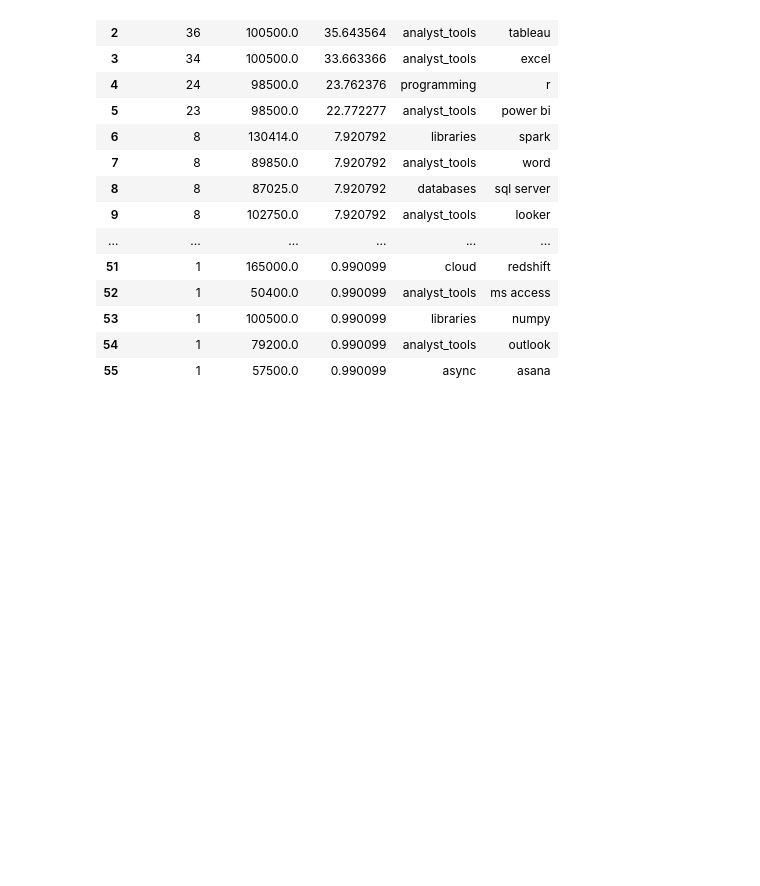
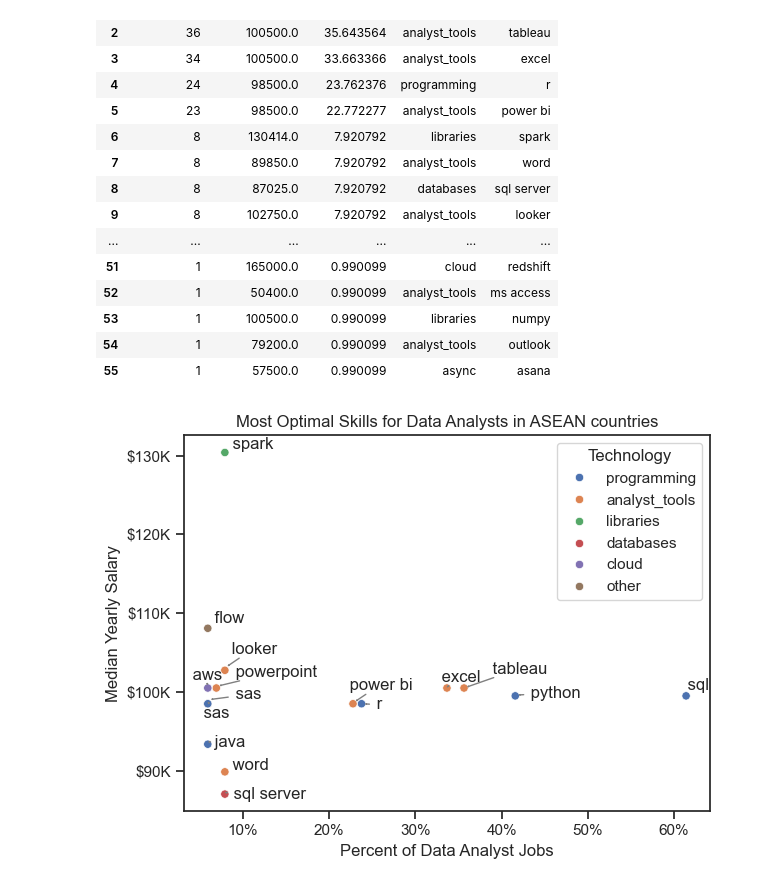
Before and after one commit to Victor-Nguyen-da-dev/Python-Portfolio-1, a Jupyter notebook: 3.Projects/5.Optimal_Skills_ASEAN.ipynb, the cells around one changed output. Saved outputs shown, nothing was run; the diff lists cells and outputs as text; code cells hidden in the pictures; blank space fills up the shorter version.

```diff
--- a/3.Projects/5.Optimal_Skills_ASEAN.ipynb
+++ b/3.Projects/5.Optimal_Skills_ASEAN.ipynb
@@ -200,3 +200,54 @@ df_DA_skills_tech
 | 53 | 1 | 100500.0 | 0.990099 | libraries | numpy |
 | 54 | 1 | 79200.0 | 0.990099 | analyst_tools | outlook |
 | 55 | 1 | 57500.0 | 0.990099 | async | asana |
+# %%
+df_DA_skillstech_high_demand = df_DA_skills_tech[df_DA_skills_tech['skill_counts'] > skill_limit]
+# %%
+sns.scatterplot(
+    data=df_DA_skillstech_high_demand,
+    x='skill_percent',
+    y='median_salary',
+    hue='technology')
+sns.despine
+sns.set_theme(style='ticks')
+
+plt.title('Most Optimal Skills for Data Analysts in ASEAN countries')
+plt.xlabel('Percent of Data Analyst Jobs')
+plt.ylabel('Median Yearly Salary')
+plt.legend(title='Technology')
+
+texts = []
+repet_x = {}
+repet_y = {}
+for i, txt in enumerate(df_DA_skillstech_high_demand['skills']):
+    x = df_DA_skillstech_high_demand['skill_percent'].iloc[i]
+    y = df_DA_skillstech_high_demand['median_salary'].iloc[i]
+    x_offset = 0
+    y_offset = 0
+
+    if x in repet_x:
+        x_offset = repet_x[x] * 100
+        repet_x[x] += 1
+    else:
+        repet_x[x] = 1
+
+    if y in repet_y:
+        y_offset = repet_y[y] * 100
+        repet_y[y] += 1
+    else:
+        repet_y[y] = 1
+
+    offset = x_offset + y_offset
+    texts.append(plt.text(x, y + offset, " " + txt))
+
+adjust_text(texts, arrowprops=dict(arrowstyle='->', color='gray'))
+
+from matplotlib.ticker import PercentFormatter
+ax=plt.gca()
+ax.yaxis.set_major_formatter(plt.FuncFormatter(lambda y, pos: f'${int(y/1000)}K'))
+ax.xaxis.set_major_formatter(PercentFormatter(decimals=0))
+
+plt.tight_layout()
+plt.show()
+# %% [output]
+[figure, added]
```
Also changed, not shown: parts of 2 cells of this notebook.
